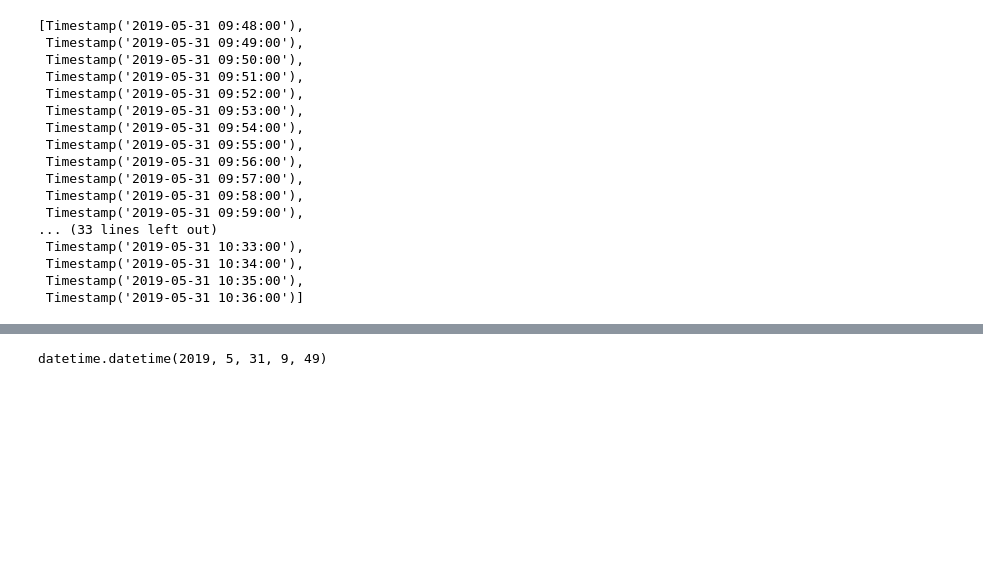
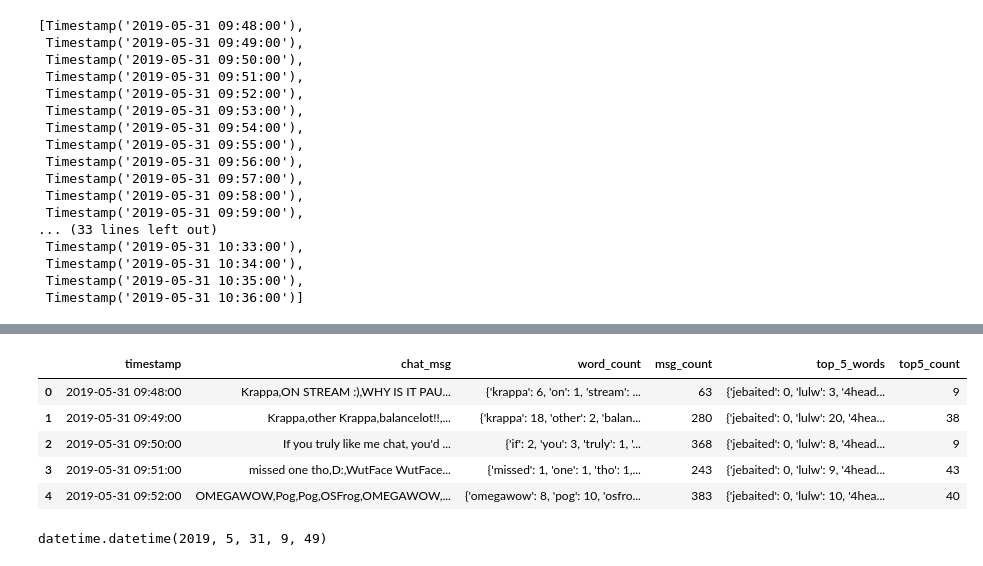
Before and after one commit to mik3up/Twitch-Chat-Analysis, a Jupyter notebook: src/twitch_chat_EDA.ipynb, the cells around one changed output, grey strips where cells are left out. Cells and saved outputs as stored; diff of their text form; code cells hidden in the pictures; blank space fills up the shorter version.

```diff
--- a/src/twitch_chat_EDA.ipynb
+++ b/src/twitch_chat_EDA.ipynb
@@ -578,3 +685,12 @@ admiralbulldog_chat_by_timestamp_df2
+# %%
+admiralbulldog_chat_by_timestamp_df2.head()
+# %% [output]
+|  | timestamp | chat_msg | word_count | msg_count | top_5_words | top5_count |
+| 0 | 2019-05-31 09:48:00 | Krappa,ON STREAM :),WHY IS IT PAU... | {'krappa': 6, 'on': 1, 'stream': ... | 63 | {'jebaited': 0, 'lulw': 3, '4head... | 9 |
+| 1 | 2019-05-31 09:49:00 | Krappa,other Krappa,balancelot!!,... | {'krappa': 18, 'other': 2, 'balan... | 280 | {'jebaited': 0, 'lulw': 20, '4hea... | 38 |
+| 2 | 2019-05-31 09:50:00 | If you truly like me chat, you'd ... | {'if': 2, 'you': 3, 'truly': 1, '... | 368 | {'jebaited': 0, 'lulw': 8, '4head... | 9 |
+| 3 | 2019-05-31 09:51:00 | missed one tho,D:,WutFace WutFace... | {'missed': 1, 'one': 1, 'tho': 1,... | 243 | {'jebaited': 0, 'lulw': 9, '4head... | 43 |
+| 4 | 2019-05-31 09:52:00 | OMEGAWOW,Pog,Pog,OSFrog,OMEGAWOW,... | {'omegawow': 8, 'pog': 10, 'osfro... | 383 | {'jebaited': 0, 'lulw': 10, '4hea... | 40 |
 # %%
 datetime.datetime.strptime('2019-05-31 09:49:00','%Y-%m-%d %H:%M:%S')
 # %% [output]
```
Also changed, not shown: parts of 29 cells of this notebook, 1 other file.
